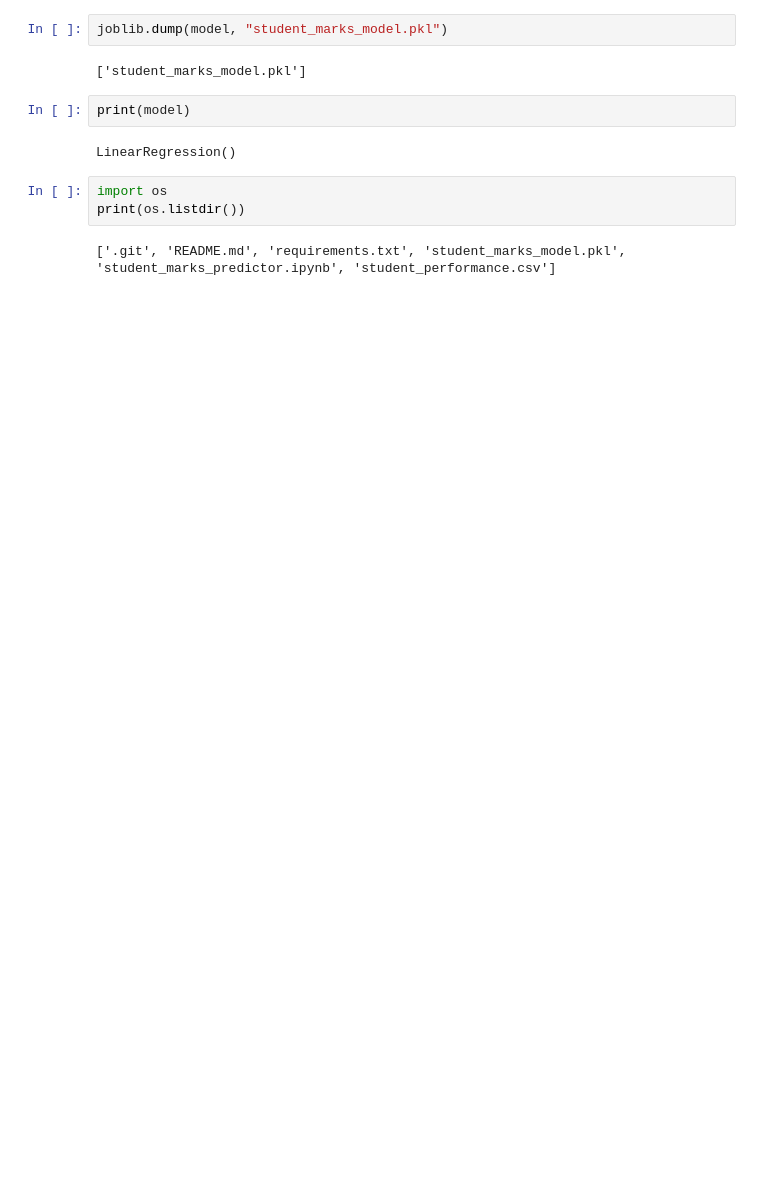
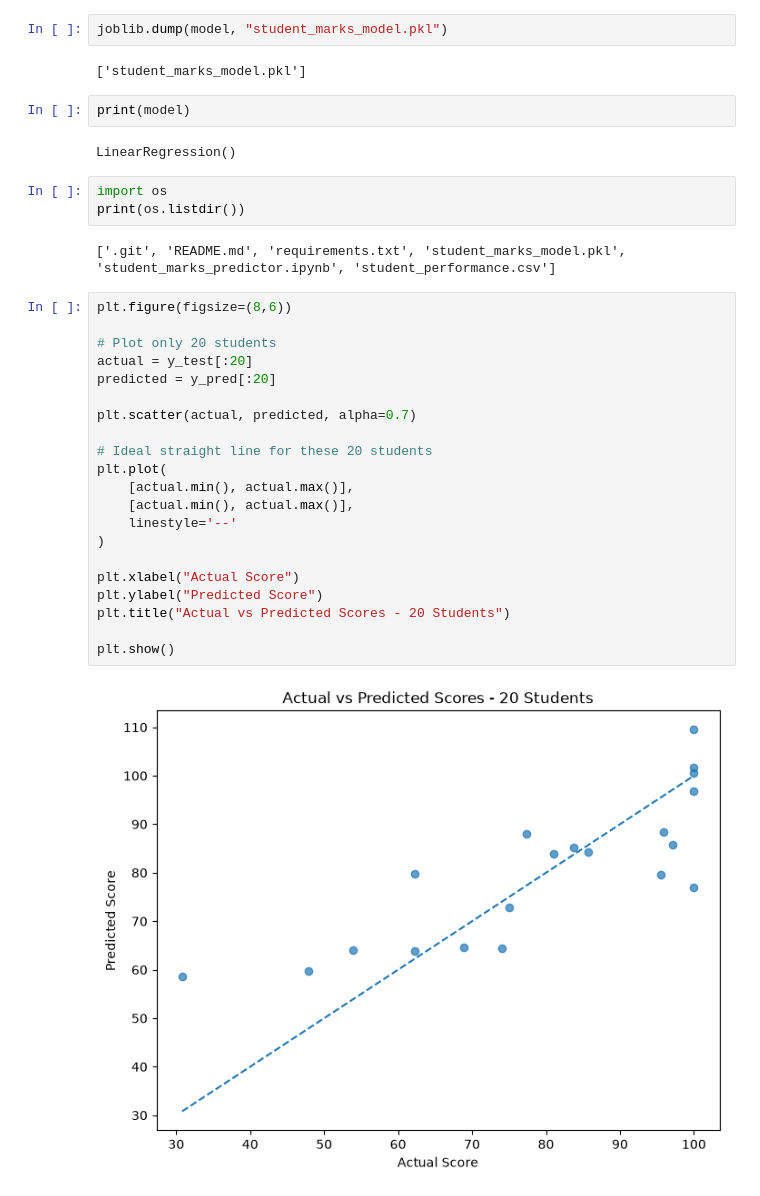
Before and after one commit to PrajwalGarad33/Student_Marks_Predictor, a Jupyter notebook: student_marks_predictor.ipynb, the cells around one changed output. Saved outputs shown, nothing was run; the diff lists cells and outputs as text; blank space fills up the shorter version.

Commit message:
Updated Student Marks Prediction graph with best fit line

```diff
--- a/student_marks_predictor.ipynb
+++ b/student_marks_predictor.ipynb
@@ -155,3 +155,26 @@ import os
 print(os.listdir())
 # %% [output]
 ['.git', 'README.md', 'requirements.txt', 'student_marks_model.pkl', 'student_marks_predictor.ipynb', 'student_performance.csv']
+# %%
+plt.figure(figsize=(8,6))
+
+# Plot only 20 students
+actual = y_test[:20]
+predicted = y_pred[:20]
+
+plt.scatter(actual, predicted, alpha=0.7)
+
+# Ideal straight line for these 20 students
+plt.plot(
+    [actual.min(), actual.max()],
+    [actual.min(), actual.max()],
+    linestyle='--'
+)
+
+plt.xlabel("Actual Score")
+plt.ylabel("Predicted Score")
+plt.title("Actual vs Predicted Scores - 20 Students")
+
+plt.show()
+# %% [output]
+[figure, added]
```
